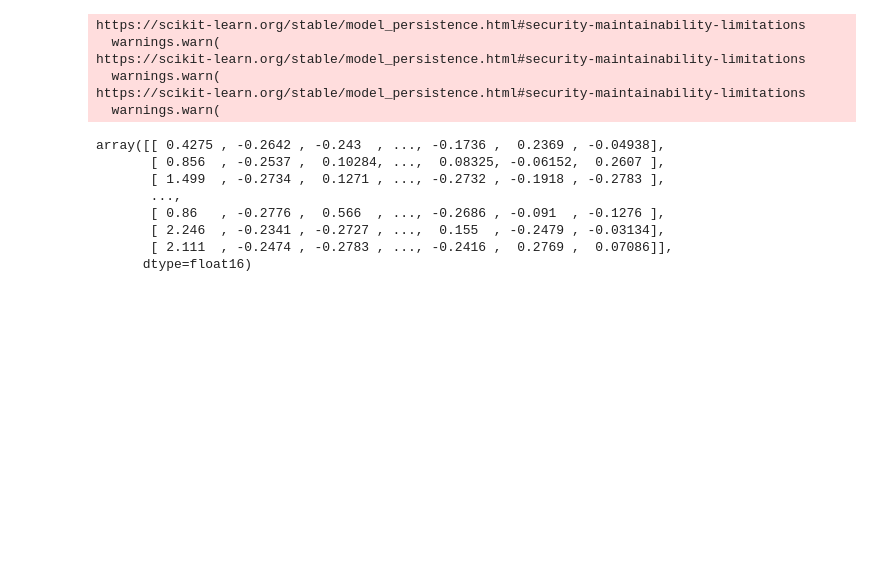
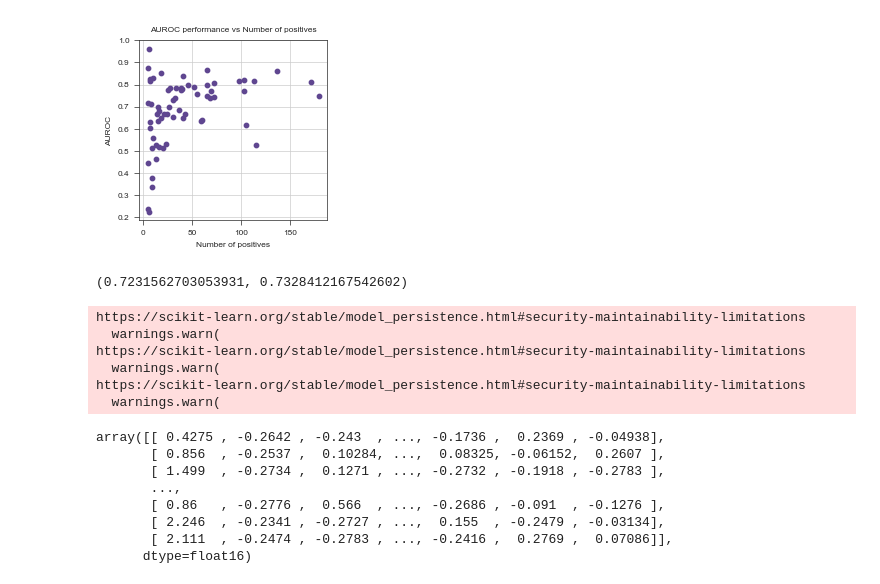
Before and after one commit to ligand-discovery/on-the-fly-modeling, a Jupyter notebook: notebooks/Development.ipynb, the cells around one changed output. Saved outputs shown, nothing was run; the diff lists cells and outputs as text; code cells hidden in the pictures; blank space fills up the shorter version.

```diff
--- a/notebooks/Development.ipynb
+++ b/notebooks/Development.ipynb
@@ -35,3 +34,15 @@ array([[ 1.723  ,  1.947  , -0.2703 , ...,  0.4717 , -0.269  , -0.198  ],
+# %%
+fig, axs = stylia.create_figure(1,1, width=stylia.TWO_COLUMNS_WIDTH/3, height=stylia.TWO_COLUMNS_WIDTH/3)
+ax = axs.next()
+ax.scatter(n_pos, y)
+stylia.label(ax=ax, title="AUROC performance vs Number of positives", xlabel="Number of positives", ylabel="AUROC")
+stylia.save_figure("../assets/AUROC_vs_positives.png")
+# %% [output]
+[figure, added]
+# %%
+np.median(y), np.median(x)
+# %% [output]
+(0.7231562703053931, 0.7328412167542602)
 # %%
 from fragmentembedding import FragmentEmbedder
 
```
Also changed, not shown: parts of 6 cells of this notebook, 9 other files.
